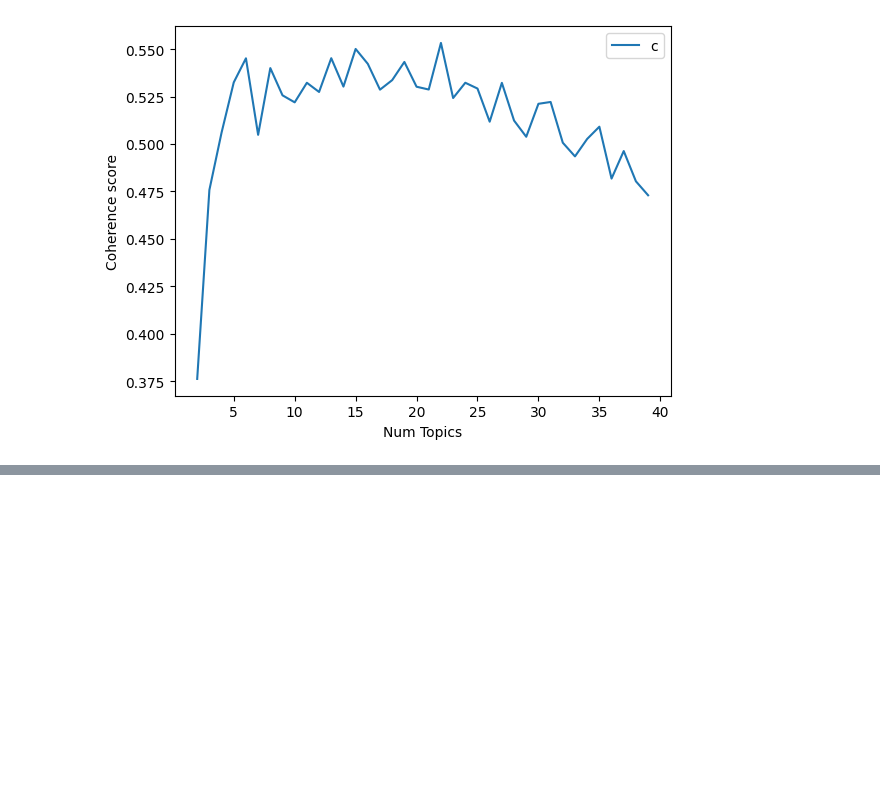
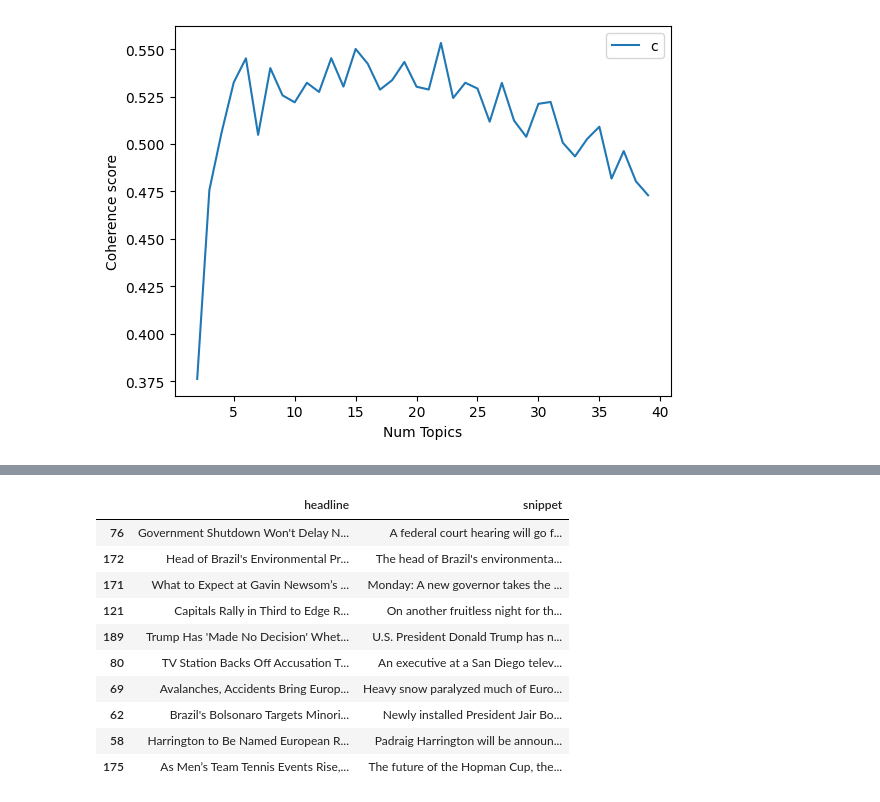
Before and after one commit to maptv/Text-Mining, a Jupyter notebook: TopicModeling-code.ipynb, the cells around one changed output, grey strips where cells are left out. Drawn from its saved outputs; the diff is of its cells as text; code cells hidden in the pictures; blank space fills up the shorter version.

```diff
--- a/TopicModeling-code.ipynb
+++ b/TopicModeling-code.ipynb
@@ -583,0 +663,14 @@ print(doc_topic_pairs_df.iloc[0:10,])
+# %%
+df.loc[top_docs[2].index, ["headline", "snippet"]]
+# %% [output]
+|  | headline | snippet |
+| 76 | Government Shutdown Won't Delay N... | A federal court hearing will go f... |
+| 172 | Head of Brazil's Environmental Pr... | The head of Brazil's environmenta... |
+| 171 | What to Expect at Gavin Newsom’s ... | Monday: A new governor takes the ... |
+| 121 | Capitals Rally in Third to Edge R... | On another fruitless night for th... |
+| 189 | Trump Has 'Made No Decision' Whet... | U.S. President Donald Trump has n... |
+| 80 | TV Station Backs Off Accusation T... | An executive at a San Diego telev... |
+| 69 | Avalanches, Accidents Bring Europ... | Heavy snow paralyzed much of Euro... |
+| 62 | Brazil's Bolsonaro Targets Minori... | Newly installed President Jair Bo... |
+| 58 | Harrington to Be Named European R... | Padraig Harrington will be announ... |
+| 175 | As Men’s Team Tennis Events Rise,... | The future of the Hopman Cup, the... |
```
Also changed, not shown: parts of 40 cells of this notebook, 1 other file.
